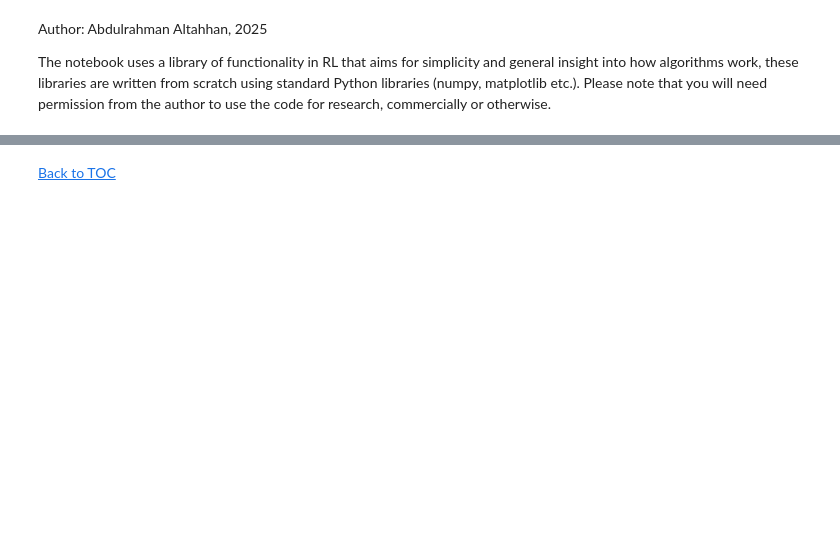
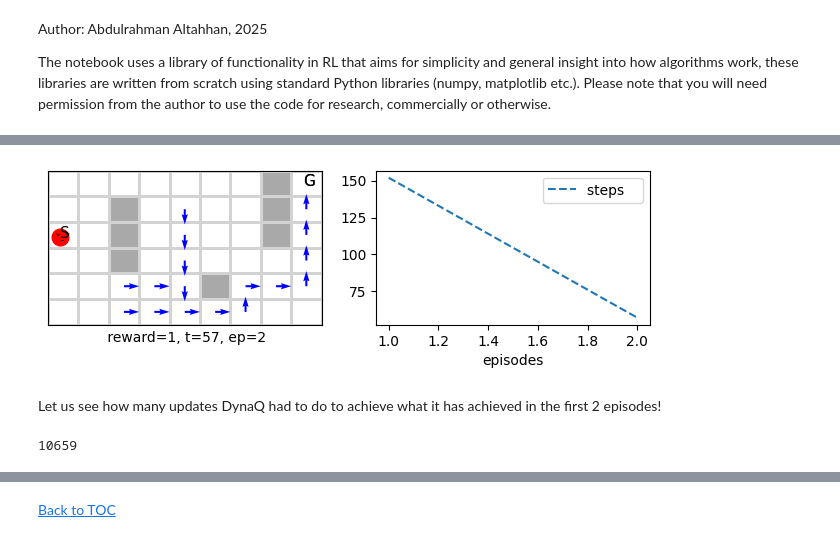
Before and after one commit to agstephens/RL-mkdocs, a Jupyter notebook: docs/workseets/worksheet10.ipynb, the cells around one changed output, grey strips where cells are left out. Saved outputs shown, nothing was run; the diff lists cells and outputs as text; code cells hidden in the pictures; blank space fills up the shorter version.

```diff
--- a/docs/workseets/worksheet10.ipynb
+++ b/docs/workseets/worksheet10.ipynb
@@ -384,0 +45,44 @@ Try to implement the correct off-policy n-step Sarsa presented in page 149 of th
+# %%
+class DynaQ(MDP()):
+    def __init__(self, α=.1, m=10, **kw):
+        super().__init__(**kw)
+        self.α = α
+        self.m = m          # how many steps to plan ahead
+        self.store = False  # no need to store experience, the Model will give us what we need
+        self.Model = np.zeros((self.env.nS, self.env.nA, 3)) # self.env.nR, self.env.nS))
+        self.stop_early = self.πisoptimal # stop experiment when policy is optimal, need to set Tstar to take effect
+
+    def init(self):
+        self.nUpdates = 0 # number of updates to optimal solution
+        super().init()
+
+
+    #--------------------------------------🌖 online learning --------------------------------------
+    def online(self, s, rn,sn, done, a,_):
+        self.Q[s,a] += self.α*(rn + (1- done)*self.γ*self.Q[sn].max() - self.Q[s,a])
+        self.Model[s,a] = [rn, sn, done]
+        self.nUpdates +=1
+
+        sa = np.argwhere(self.Model[:,:,1]!=np.array(None))
+        for _ in range(self.m):
+            # get s,a that has been visited before and randomly select a pair of them
+
+            ind = randint(sa.shape[0])
+            s, a = sa[ind]
+
+            rn,sn,done = self.Model[s,a]; sn=int(sn)
+            self.Q[s,a] += self.α*(rn + (1- done)*self.γ*self.Q[sn].max() - self.Q[s,a])
+            self.nUpdates +=1
+
+#             s = sn
+#             rn,sn,done = self.Model[sn,self.Q[sn].max()]
+# %%
+dynaQ = DynaQ(env=maze(), episodes=2, seed=10, m=50, **demoQ()).interact()
+# %% [output]
+[figure, added]
+# %% [markdown]
+Let us see how many updates DynaQ had to do to achieve what it has achieved in the first 2 episodes!
+# %%
+dynaQ.nUpdates
+# %% [output]
+10659
```
Also changed, not shown: parts of 100 cells of this notebook, 8 other files.
